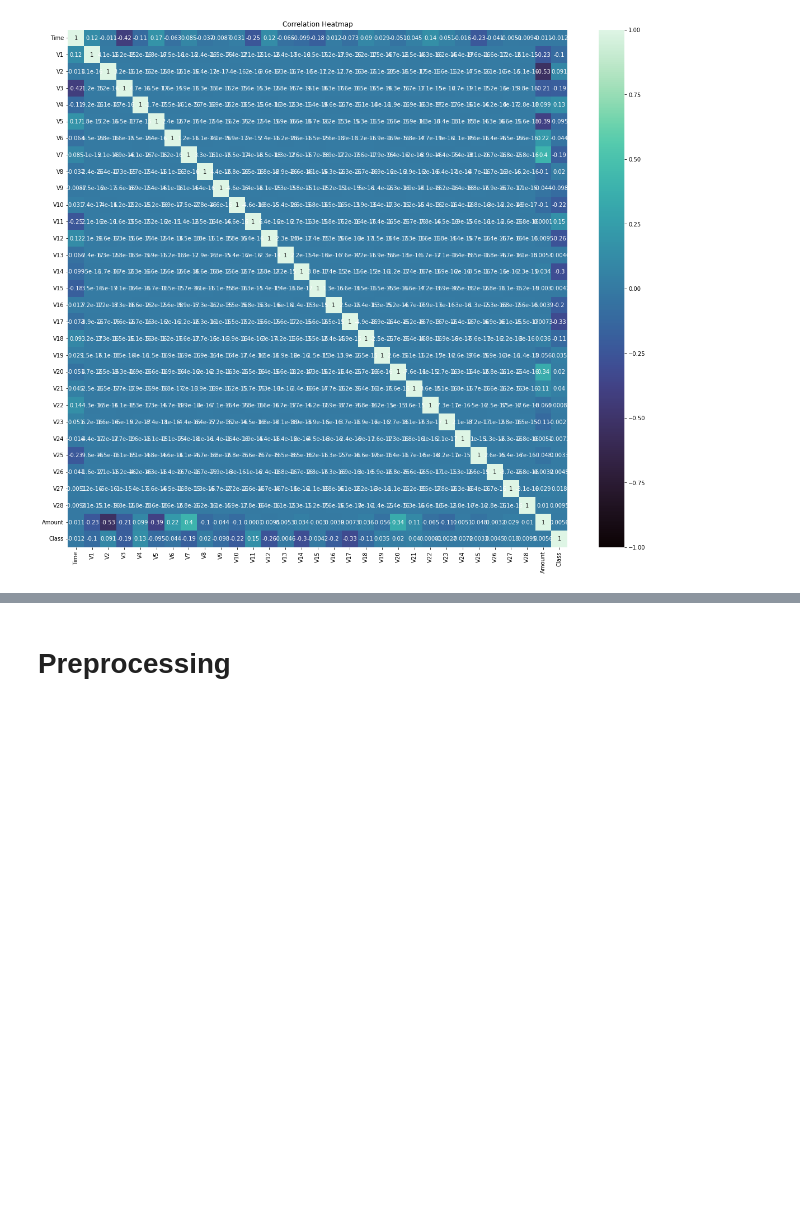
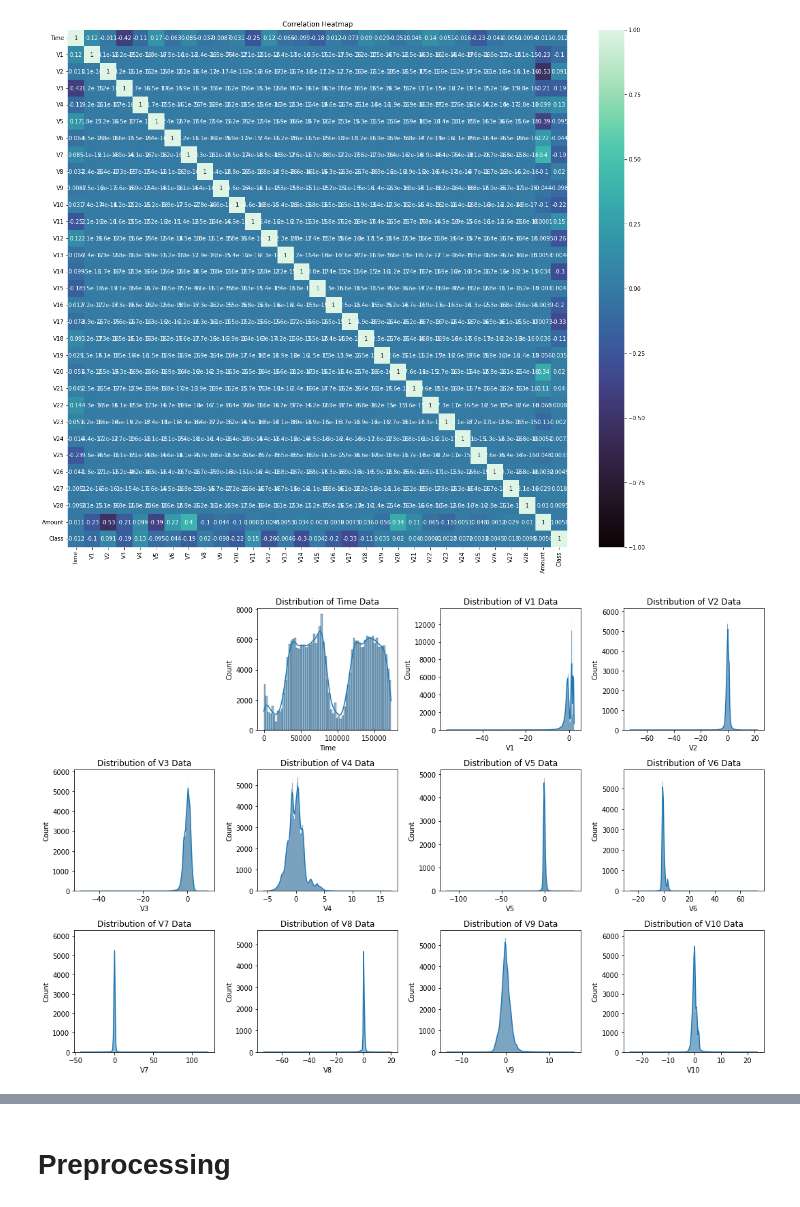
Before and after one commit to Kenneth-Privaldos/Credit-card-fraud-detection-, a Jupyter notebook: fraud-detection-credit-card.ipynb, the cells around one changed output, grey strips where cells are left out. Saved outputs shown, nothing was run; the diff lists cells and outputs as text; code cells hidden in the pictures; blank space fills up the shorter version.

```diff
--- a/fraud-detection-credit-card.ipynb
+++ b/fraud-detection-credit-card.ipynb
@@ -66,3 +127,16 @@ plt.title('Correlation Heatmap')
 plt.show()
 # %% [output]
 [figure]
+# %%
+plt.figure(figsize=(15,10))
+for i,col in enumerate(data.columns,1):
+    try:
+        plt.subplot(3,4,i+1)
+        plt.title(f"Distribution of {col} Data")
+        sns.histplot(data[col],kde=True)
+        plt.tight_layout()
+        plt.plot()
+    except ValueError:
+        break
+# %% [output]
+[figure, added]
```
Also changed, not shown: parts of 29 cells of this notebook.
